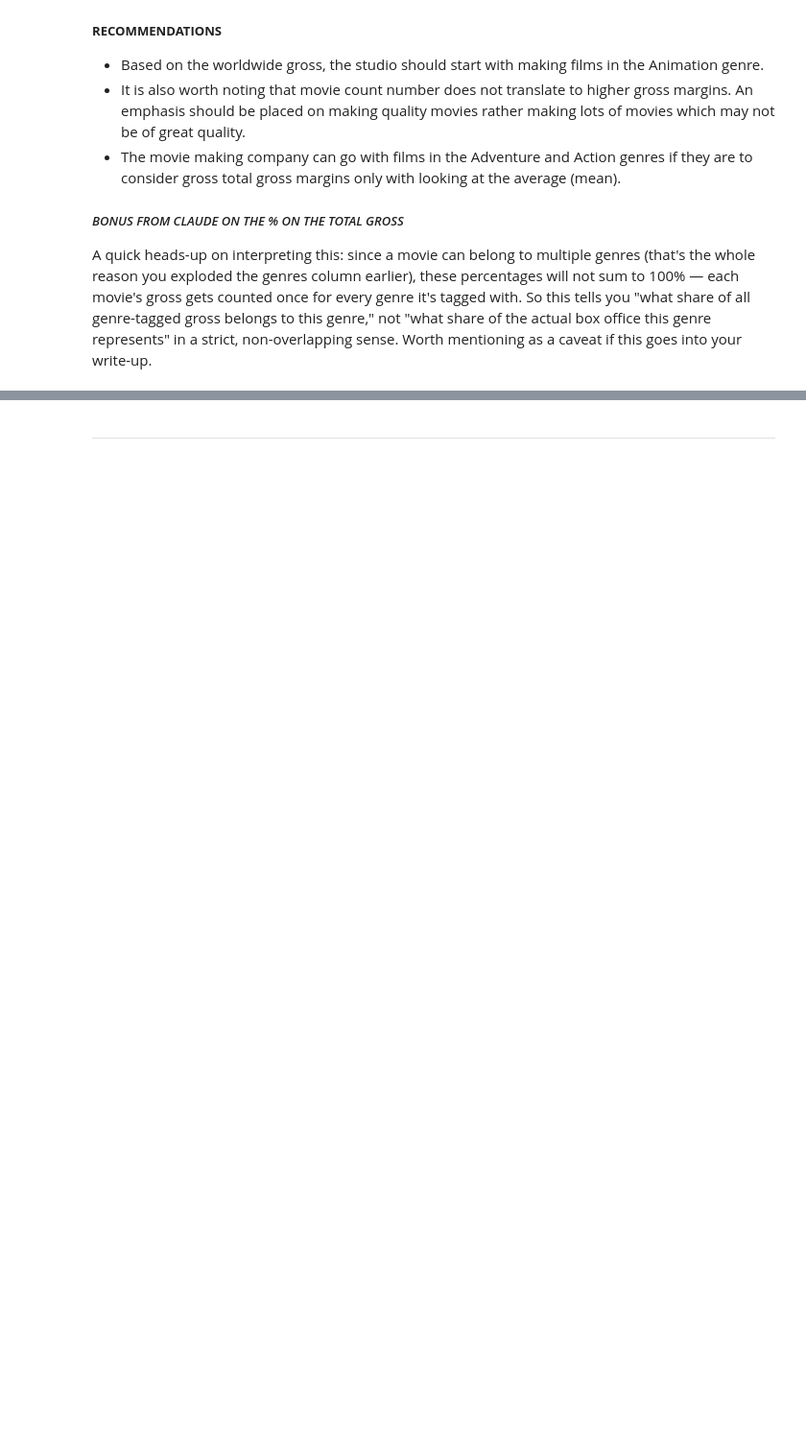
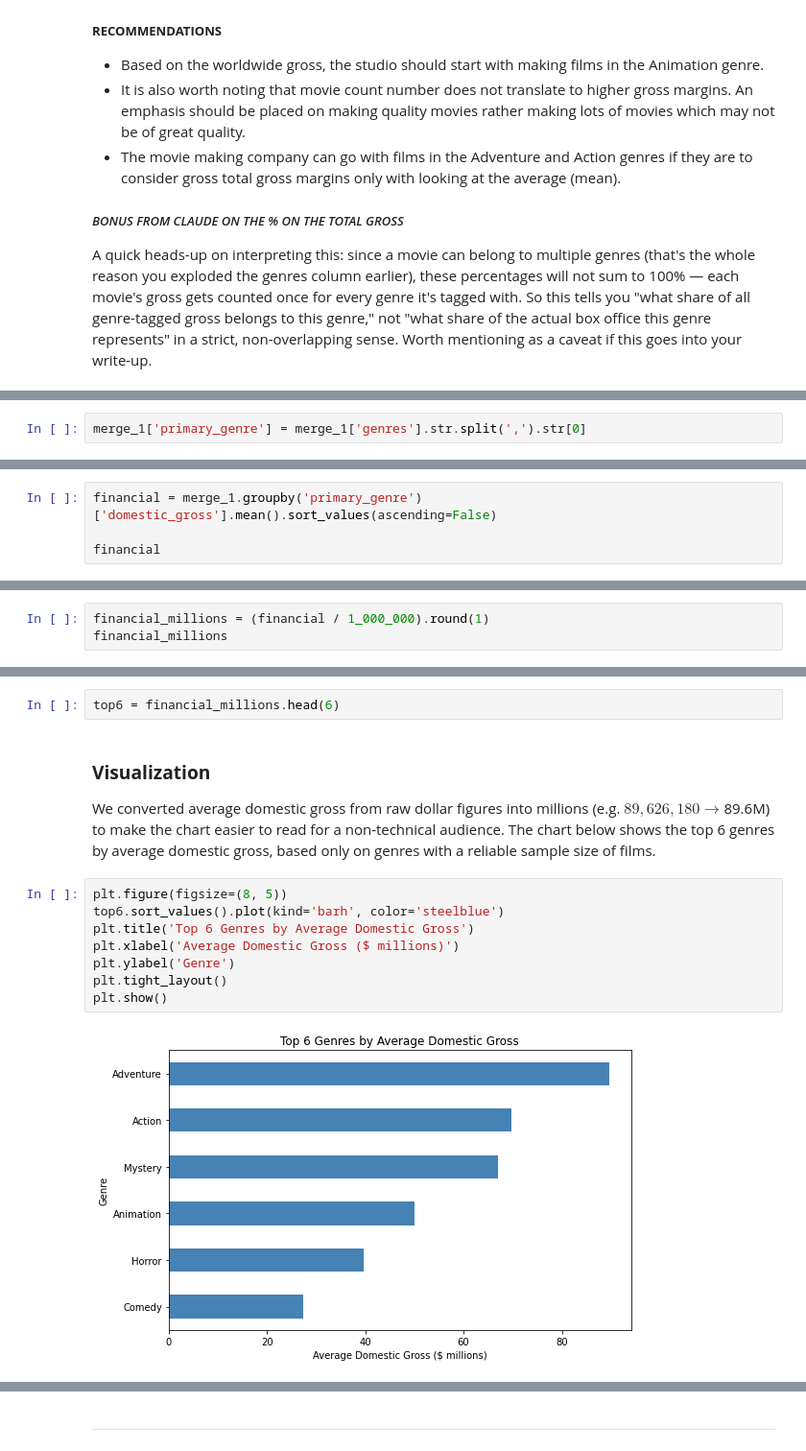
Before and after one commit to arlenestanley1/dsc-module-3-project-v3, a Jupyter notebook: student.ipynb, the cells around one changed output, grey strips where cells are left out. Shown at 96% size. Drawn from its saved outputs; the diff is of its cells as text; blank space fills up the shorter version.

```diff
--- a/student.ipynb
+++ b/student.ipynb
@@ -579,0 +990,2 @@ A quick heads-up on interpreting this: since a movie can belong to multiple genr
+# %%
+merge_1['primary_genre'] = merge_1['genres'].str.split(',').str[0]
@@ -579,0 +1059,4 @@ A quick heads-up on interpreting this: since a movie can belong to multiple genr
+# %%
+financial = merge_1.groupby('primary_genre')['domestic_gross'].mean().sort_values(ascending=False)
+
+financial
@@ -579,0 +1096,3 @@ A quick heads-up on interpreting this: since a movie can belong to multiple genr
+# %%
+financial_millions = (financial / 1_000_000).round(1)
+financial_millions
@@ -579,0 +1117,19 @@ A quick heads-up on interpreting this: since a movie can belong to multiple genr
+# %%
+top6 = financial_millions.head(6)
+# %% [markdown]
+### **Visualization**
+
+We converted average domestic gross from raw dollar figures into millions
+(e.g. $89,626,180 → $89.6M) to make the chart easier to read for a non-technical
+audience. The chart below shows the top 6 genres by average domestic gross,
+based only on genres with a reliable sample size of films.
+# %%
+plt.figure(figsize=(8, 5))
+top6.sort_values().plot(kind='barh', color='steelblue')
+plt.title('Top 6 Genres by Average Domestic Gross')
+plt.xlabel('Average Domestic Gross ($ millions)')
+plt.ylabel('Genre')
+plt.tight_layout()
+plt.show()
+# %% [output]
+[figure, added]
```
Also changed, not shown: parts of 112 cells of this notebook.
